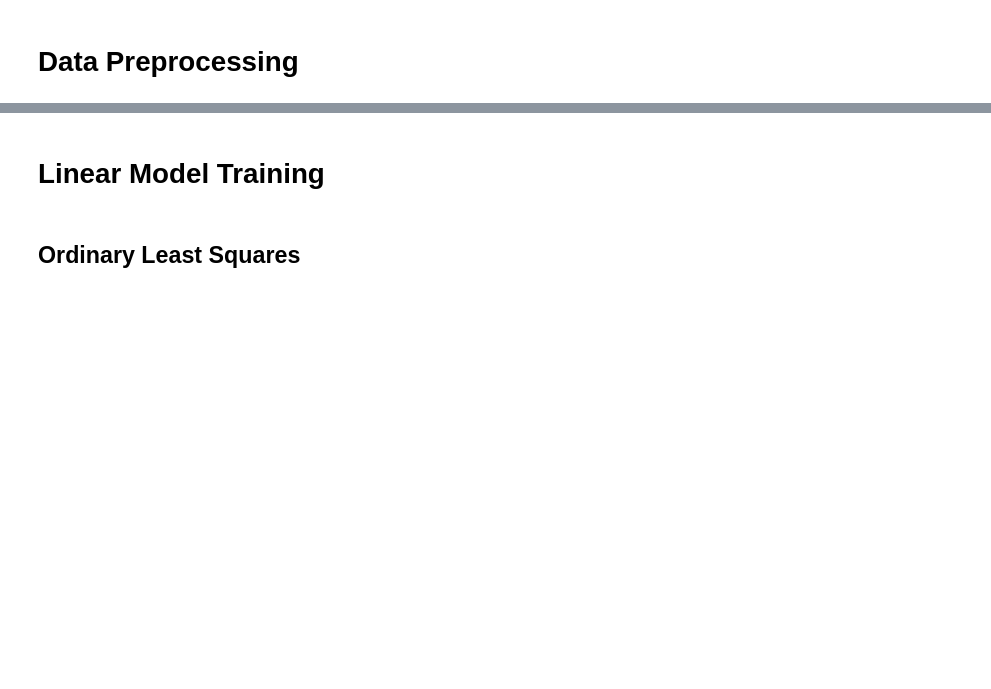
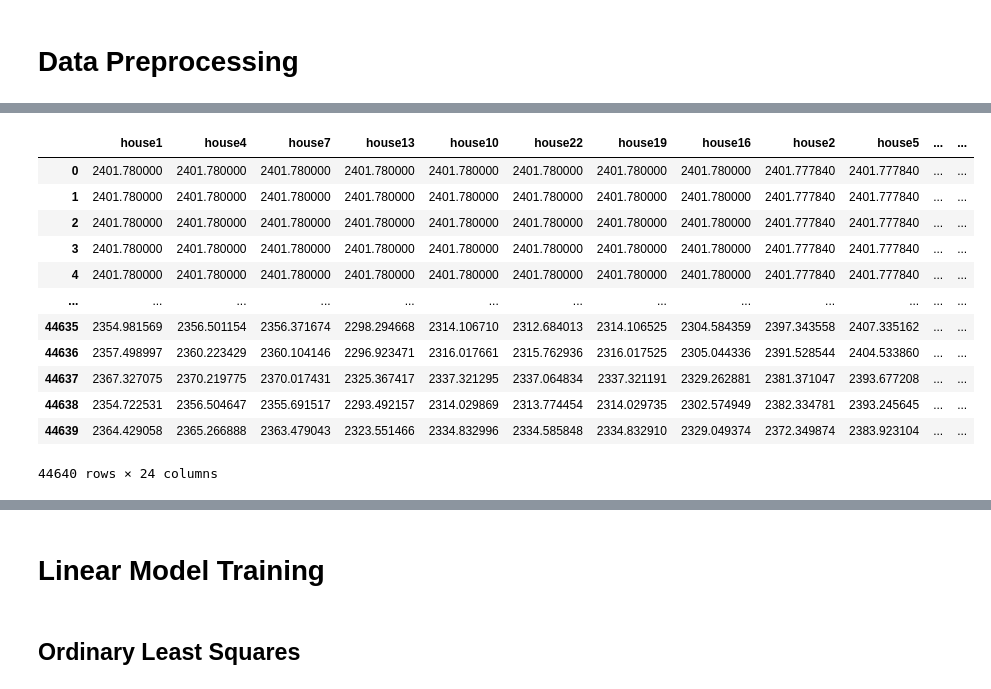
Before and after one commit to pragnaS/grid-edge, a Jupyter notebook: models/linear/Linear_Model_multi_node_training.ipynb, the cells around one changed output, grey strips where cells are left out. Drawn from its saved outputs; the diff is of its cells as text; code cells hidden in the pictures; blank space fills up the shorter version.

```diff
--- a/models/linear/Linear_Model_multi_node_training.ipynb
+++ b/models/linear/Linear_Model_multi_node_training.ipynb
@@ -57,0 +87,16 @@ for (columnName, columnData) in dpmu_phaseC.iteritems():
+# %%
+dpmu_data_july
+# %% [output]
+|  | house1 | house4 | house7 | house13 | house10 | house22 | house19 | house16 | house2 | house5 | ... | ... |
+| 0 | 2401.780000 | 2401.780000 | 2401.780000 | 2401.780000 | 2401.780000 | 2401.780000 | 2401.780000 | 2401.780000 | 2401.777840 | 2401.777840 | ... | ... |
+| 1 | 2401.780000 | 2401.780000 | 2401.780000 | 2401.780000 | 2401.780000 | 2401.780000 | 2401.780000 | 2401.780000 | 2401.777840 | 2401.777840 | ... | ... |
+| 2 | 2401.780000 | 2401.780000 | 2401.780000 | 2401.780000 | 2401.780000 | 2401.780000 | 2401.780000 | 2401.780000 | 2401.777840 | 2401.777840 | ... | ... |
+| 3 | 2401.780000 | 2401.780000 | 2401.780000 | 2401.780000 | 2401.780000 | 2401.780000 | 2401.780000 | 2401.780000 | 2401.777840 | 2401.777840 | ... | ... |
+| 4 | 2401.780000 | 2401.780000 | 2401.780000 | 2401.780000 | 2401.780000 | 2401.780000 | 2401.780000 | 2401.780000 | 2401.777840 | 2401.777840 | ... | ... |
+| ... | ... | ... | ... | ... | ... | ... | ... | ... | ... | ... | ... | ... |
+| 44635 | 2354.981569 | 2356.501154 | 2356.371674 | 2298.294668 | 2314.106710 | 2312.684013 | 2314.106525 | 2304.584359 | 2397.343558 | 2407.335162 | ... | ... |
+| 44636 | 2357.498997 | 2360.223429 | 2360.104146 | 2296.923471 | 2316.017661 | 2315.762936 | 2316.017525 | 2305.044336 | 2391.528544 | 2404.533860 | ... | ... |
+| 44637 | 2367.327075 | 2370.219775 | 2370.017431 | 2325.367417 | 2337.321295 | 2337.064834 | 2337.321191 | 2329.262881 | 2381.371047 | 2393.677208 | ... | ... |
+| 44638 | 2354.722531 | 2356.504647 | 2355.691517 | 2293.492157 | 2314.029869 | 2313.774454 | 2314.029735 | 2302.574949 | 2382.334781 | 2393.245645 | ... | ... |
+| 44639 | 2364.429058 | 2365.266888 | 2363.479043 | 2323.551466 | 2334.832996 | 2334.585848 | 2334.832910 | 2329.049374 | 2372.349874 | 2383.923104 | ... | ... |
+44640 rows × 24 columns
```
Also changed, not shown: parts of 42 cells of this notebook, 17 other files.
